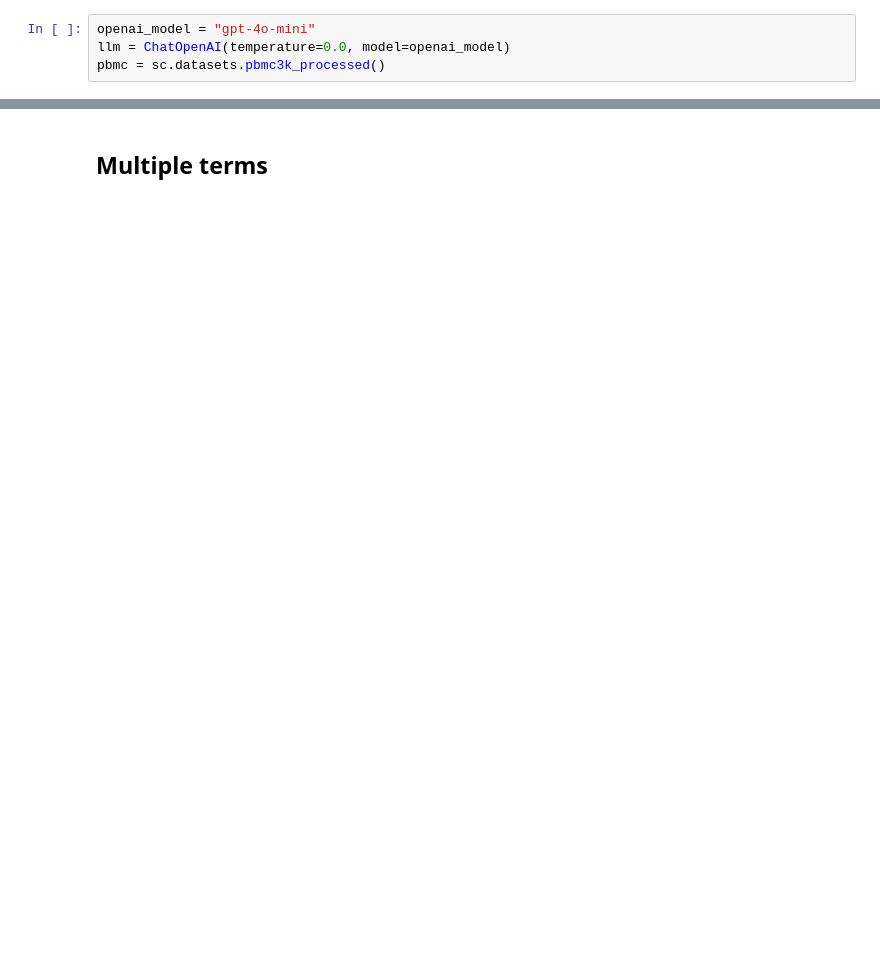
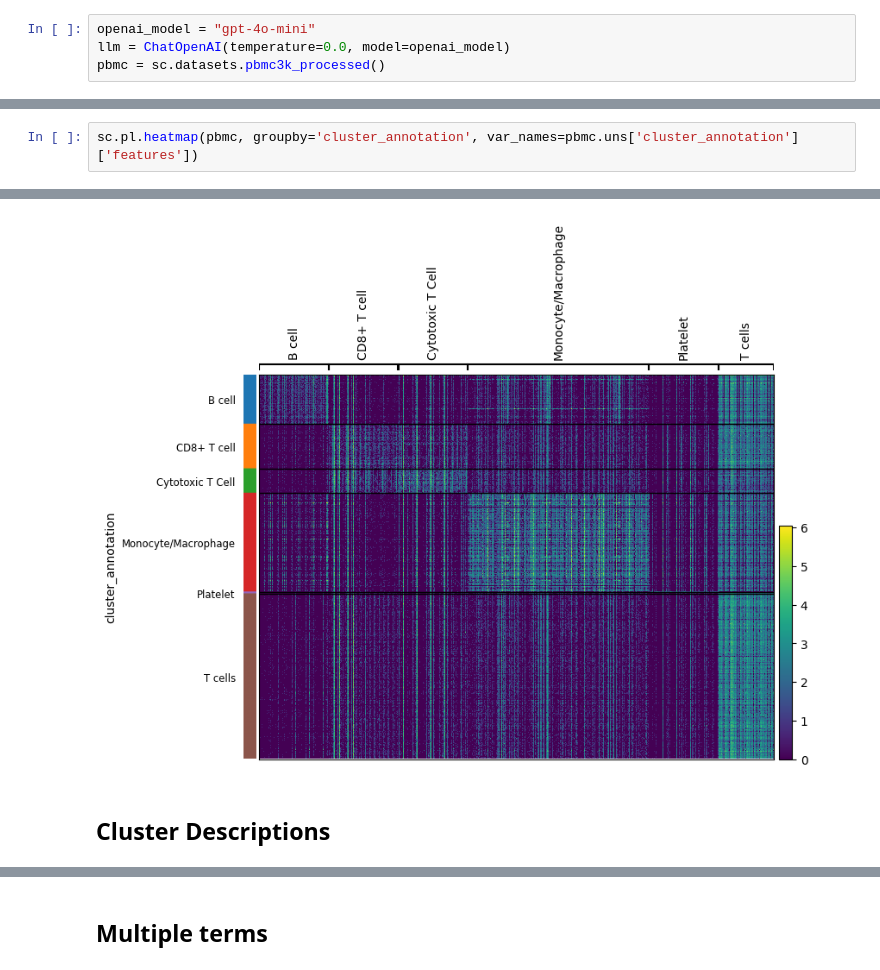
Before and after one commit to sagar87/scllm, a Jupyter notebook: docs/notebooks/interface.ipynb, the cells around one changed output, grey strips where cells are left out. Cells and saved outputs as stored; diff of their text form; blank space fills up the shorter version.

```diff
--- a/docs/notebooks/interface.ipynb
+++ b/docs/notebooks/interface.ipynb
@@ -16,0 +71,3 @@ pbmc = sc.datasets.pbmc3k_processed()
+# %%
+sc.pl.heatmap(pbmc, groupby='cluster_annotation', var_names=pbmc.uns['cluster_annotation']['features'])
+# %% [output]
@@ -16,0 +75,3 @@ pbmc = sc.datasets.pbmc3k_processed()
+[figure, added]
+# %% [markdown]
+## Cluster Descriptions
```
Also changed, not shown: parts of 83 cells of this notebook.
